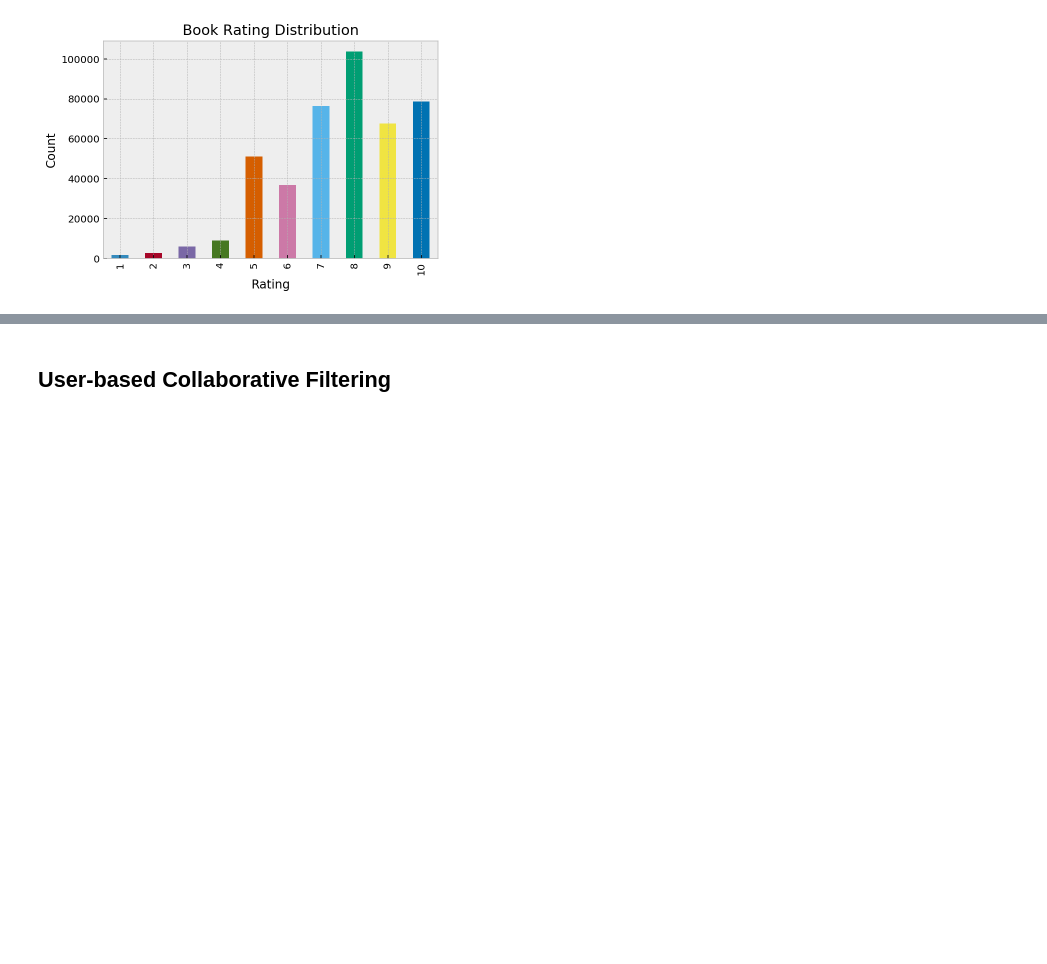
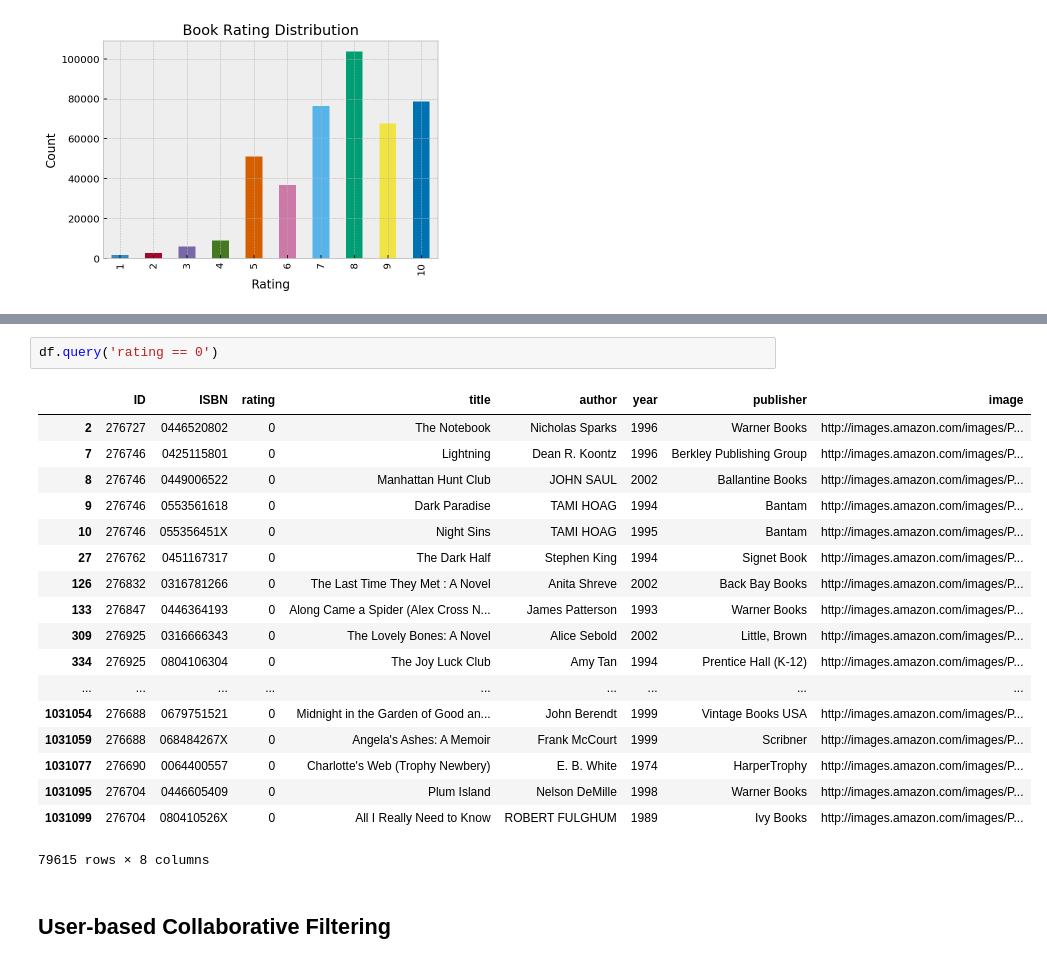
Before and after one commit to ppeyliang/book-recommender, a Jupyter notebook: capstone_project.ipynb, the cells around one changed output, grey strips where cells are left out. Drawn from its saved outputs; the diff is of its cells as text; blank space fills up the shorter version.

```diff
--- a/capstone_project.ipynb
+++ b/capstone_project.ipynb
@@ -196,6 +196,27 @@ df.drop(idx, inplace=True)
 df.shape
 # %% [output]
 (136423, 8)
+# %%
+df.query('rating == 0')
+# %% [output]
+|  | ID | ISBN | rating | title | author | year | publisher | image |
+| 2 | 276727 | 0446520802 | 0 | The Notebook | Nicholas Sparks | 1996 | Warner Books | http://images.amazon.com/images/P... |
+| 7 | 276746 | 0425115801 | 0 | Lightning | Dean R. Koontz | 1996 | Berkley Publishing Group | http://images.amazon.com/images/P... |
+| 8 | 276746 | 0449006522 | 0 | Manhattan Hunt Club | JOHN SAUL | 2002 | Ballantine Books | http://images.amazon.com/images/P... |
+| 9 | 276746 | 0553561618 | 0 | Dark Paradise | TAMI HOAG | 1994 | Bantam | http://images.amazon.com/images/P... |
+| 10 | 276746 | 055356451X | 0 | Night Sins | TAMI HOAG | 1995 | Bantam | http://images.amazon.com/images/P... |
+| 27 | 276762 | 0451167317 | 0 | The Dark Half | Stephen King | 1994 | Signet Book | http://images.amazon.com/images/P... |
+| 126 | 276832 | 0316781266 | 0 | The Last Time They Met : A Novel | Anita Shreve | 2002 | Back Bay Books | http://images.amazon.com/images/P... |
+| 133 | 276847 | 0446364193 | 0 | Along Came a Spider (Alex Cross N... | James Patterson | 1993 | Warner Books | http://images.amazon.com/images/P... |
+| 309 | 276925 | 0316666343 | 0 | The Lovely Bones: A Novel | Alice Sebold | 2002 | Little, Brown | http://images.amazon.com/images/P... |
+| 334 | 276925 | 0804106304 | 0 | The Joy Luck Club | Amy Tan | 1994 | Prentice Hall (K-12) | http://images.amazon.com/images/P... |
+| ... | ... | ... | ... | ... | ... | ... | ... | ... |
+| 1031054 | 276688 | 0679751521 | 0 | Midnight in the Garden of Good an... | John Berendt | 1999 | Vintage Books USA | http://images.amazon.com/images/P... |
+| 1031059 | 276688 | 068484267X | 0 | Angela's Ashes: A Memoir | Frank McCourt | 1999 | Scribner | http://images.amazon.com/images/P... |
+| 1031077 | 276690 | 0064400557 | 0 | Charlotte's Web (Trophy Newbery) | E. B. White | 1974 | HarperTrophy | http://images.amazon.com/images/P... |
+| 1031095 | 276704 | 0446605409 | 0 | Plum Island | Nelson DeMille | 1998 | Warner Books | http://images.amazon.com/images/P... |
+| 1031099 | 276704 | 080410526X | 0 | All I Really Need to Know | ROBERT FULGHUM | 1989 | Ivy Books | http://images.amazon.com/images/P... |
+79615 rows × 8 columns
 # %% [markdown]
 ## User-based Collaborative Filtering
 # %% [markdown]
```
Also changed, not shown: parts of 6 cells of this notebook.
